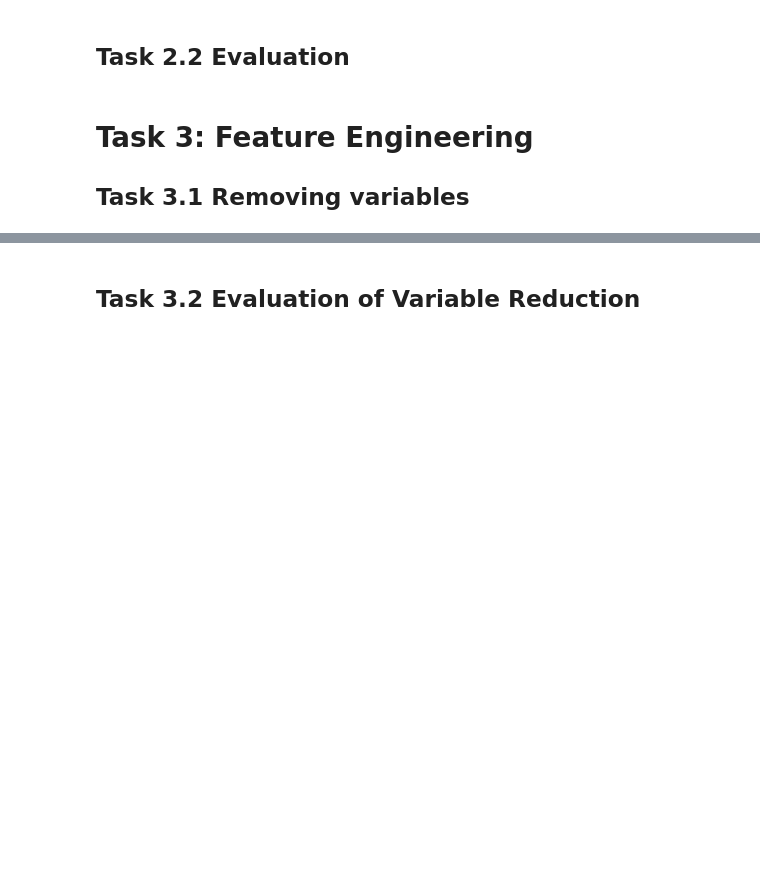
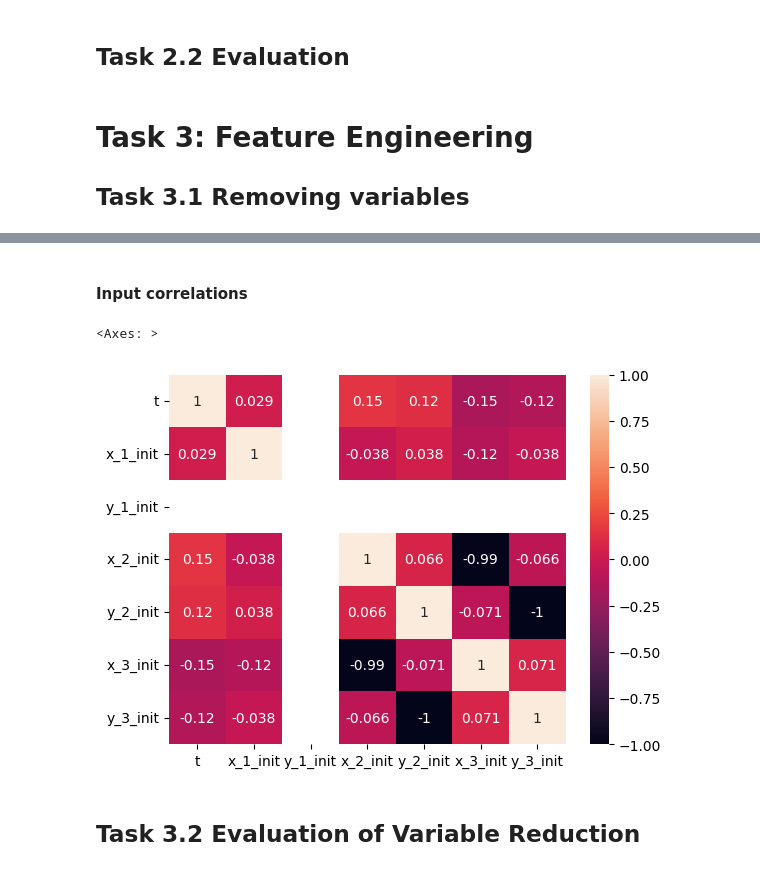
Before and after one commit to AgnJed/ML_the_3-body_problem, a Jupyter notebook: machine-learning-nova-1.ipynb, the cells around one changed output, grey strips where cells are left out. Saved outputs shown, nothing was run; the diff lists cells and outputs as text; code cells hidden in the pictures; blank space fills up the shorter version.

```diff
--- a/machine-learning-nova-1.ipynb
+++ b/machine-learning-nova-1.ipynb
@@ -220,0 +227,7 @@ def save_predictions_to_csv(predictions: np.ndarray, output_file_name: str):
+# %%
+columns=["y_3_init","x_3_init"]
+test_set=test_set.drop(columns=columns)
+input_test=input_test.drop(columns=columns)
+input_validation=input_validation.drop(columns=columns)
+input_train=input_train.drop(columns=columns)
+input_submission=input_submission.drop(columns=columns)
@@ -237,7 +259,7 @@ from sklearn.pipeline import Pipeline
 pipe = Pipeline(
     [
             ('scaling', StandardScaler()),
-            ("model", modelRidge)
+            ("model", model)
     ])
 pipe
 # %% [output]
@@ -263,0 +284,25 @@ RMSE Test:  1.324664610701702
+# %%
+import itertools
+# List to store results
+results = []
+rmse_base=rmse
+# Columns to consider for dropping
+columns = input_train.columns
+
+# Iterate over combinations of 1, 2, and 3 columns
+for num_columns in range(1, 4):
+    for combo in itertools.combinations(columns, num_columns):
+        modified_input = input_train.drop(columns=list(combo))
+        pipe.fit(modified_input, output_train)
+        y_hat = pipe.predict(input_validation.drop(columns=list(combo)))
+        rmse = root_mean_squared_error(output_validation, y_hat)
+        results.append((combo, rmse*10000))
+
+# Sort results by RMSE
+sorted_results = sorted(results, key=lambda x: x[1])
+
+# Print sorted results
+for combo, rmse in sorted_results:
+    print(f"Columns dropped: {combo}")
+    print(f"RMSE: {(rmse-(rmse_base*10000))}")
+    print("-" * 30)
@@ -403,8 +479,8 @@ plt.savefig("./output/plots/PR_best_rsmes.pdf")
 # %% [markdown]
 ### Train with the best-degree model
 # %%
-best_degree_ever = max(set(best_degrees), key=best_degrees.count)
-
+#best_degree_ever = max(set(best_degrees), key=best_degrees.count)
+best_degree_ever=3
 print("Best degree", best_degree_ever)
 
 pipe_best_degree= Pipeline(
@@ -437,3 +533,11 @@ plot_y_yhat(output_validation.to_numpy(), pd.DataFrame(output_val_predict).to_nu
+# %% [markdown]
+#### Input correlations
+# %%
+corr = input_train.corr()
+sns.heatmap(corr,annot=True)
+# %% [output]
+<Axes: >
+[figure, added]
 # %% [markdown]
 ## Task 3.2 Evaluation of Variable Reduction
 # %% [markdown]
```
Also changed, not shown: parts of 23 cells of this notebook, 1 other file.
